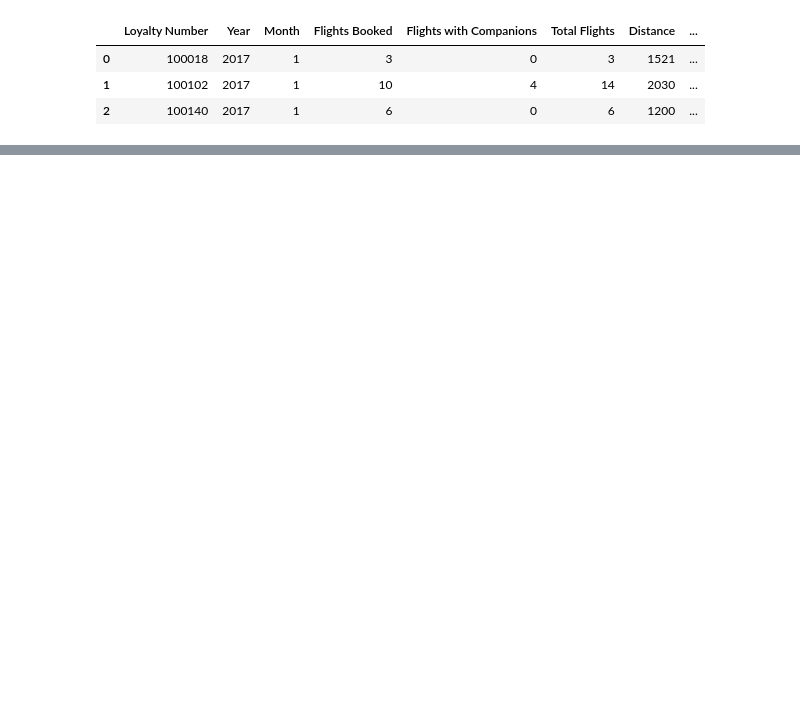
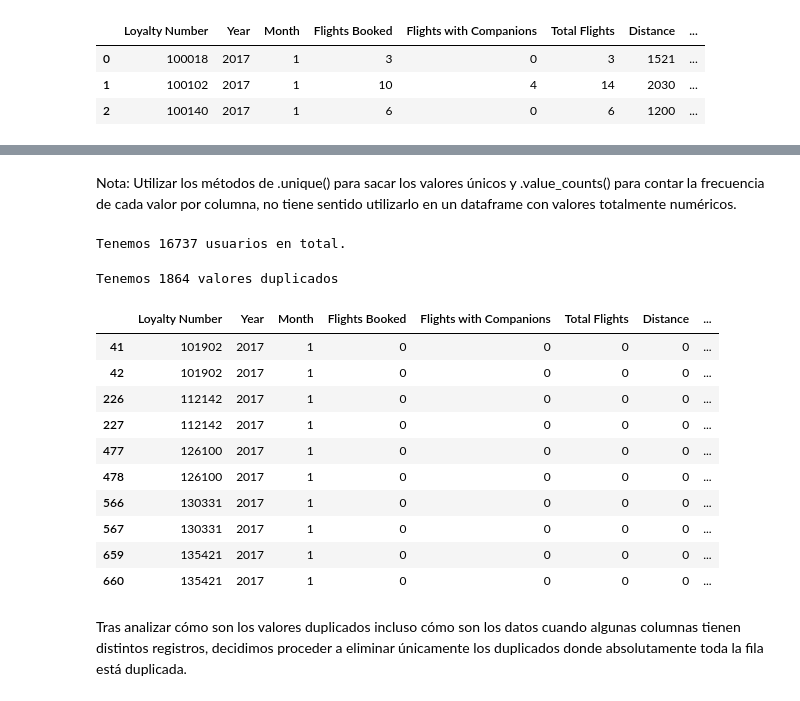
Before and after one commit to Adalab/bda-modulo-3-evaluacion-final-nerearial, a Jupyter notebook: bda-modulo-3-evaluacion-final-nerearial.ipynb, the cells around one changed output, grey strips where cells are left out. Saved outputs shown, nothing was run; the diff lists cells and outputs as text; code cells hidden in the pictures; blank space fills up the shorter version.

```diff
--- a/bda-modulo-3-evaluacion-final-nerearial.ipynb
+++ b/bda-modulo-3-evaluacion-final-nerearial.ipynb
@@ -88,0 +145,31 @@ redondeado
+# %% [markdown]
+Nota: Utilizar los métodos de .unique() para sacar los valores únicos y .value_counts() para contar la frecuencia de cada valor por columna,
+no tiene sentido utilizarlo en un dataframe con valores totalmente numéricos.
+# %%
+aa = flight['Loyalty Number'].unique()
+print(f'Tenemos {len(aa)} usuarios en total.')
+# %% [output]
+Tenemos 16737 usuarios en total.
+# %%
+# Pasamos a valorar los valores duplicados. Primero comprobamos si existen:
+print(f"Tenemos {duplis} valores duplicados")
+# %% [output]
+Tenemos 1864 valores duplicados
+# %%
+duplicated_df = flight[flight.duplicated(keep=False)]
+# %%
+duplicated_df.head(10)
+# %% [output]
+|  | Loyalty Number | Year | Month | Flights Booked | Flights with Companions | Total Flights | Distance | ... |
+| 41 | 101902 | 2017 | 1 | 0 | 0 | 0 | 0 | ... |
+| 42 | 101902 | 2017 | 1 | 0 | 0 | 0 | 0 | ... |
+| 226 | 112142 | 2017 | 1 | 0 | 0 | 0 | 0 | ... |
+| 227 | 112142 | 2017 | 1 | 0 | 0 | 0 | 0 | ... |
+| 477 | 126100 | 2017 | 1 | 0 | 0 | 0 | 0 | ... |
+| 478 | 126100 | 2017 | 1 | 0 | 0 | 0 | 0 | ... |
+| 566 | 130331 | 2017 | 1 | 0 | 0 | 0 | 0 | ... |
+| 567 | 130331 | 2017 | 1 | 0 | 0 | 0 | 0 | ... |
+| 659 | 135421 | 2017 | 1 | 0 | 0 | 0 | 0 | ... |
+| 660 | 135421 | 2017 | 1 | 0 | 0 | 0 | 0 | ... |
+# %% [markdown]
+Tras analizar cómo son los valores duplicados incluso cómo son los datos cuando algunas columnas tienen distintos registros, decidimos proceder a eliminar únicamente los duplicados donde absolutamente toda la fila está duplicada.
```
Also changed, not shown: parts of 35 cells of this notebook.
